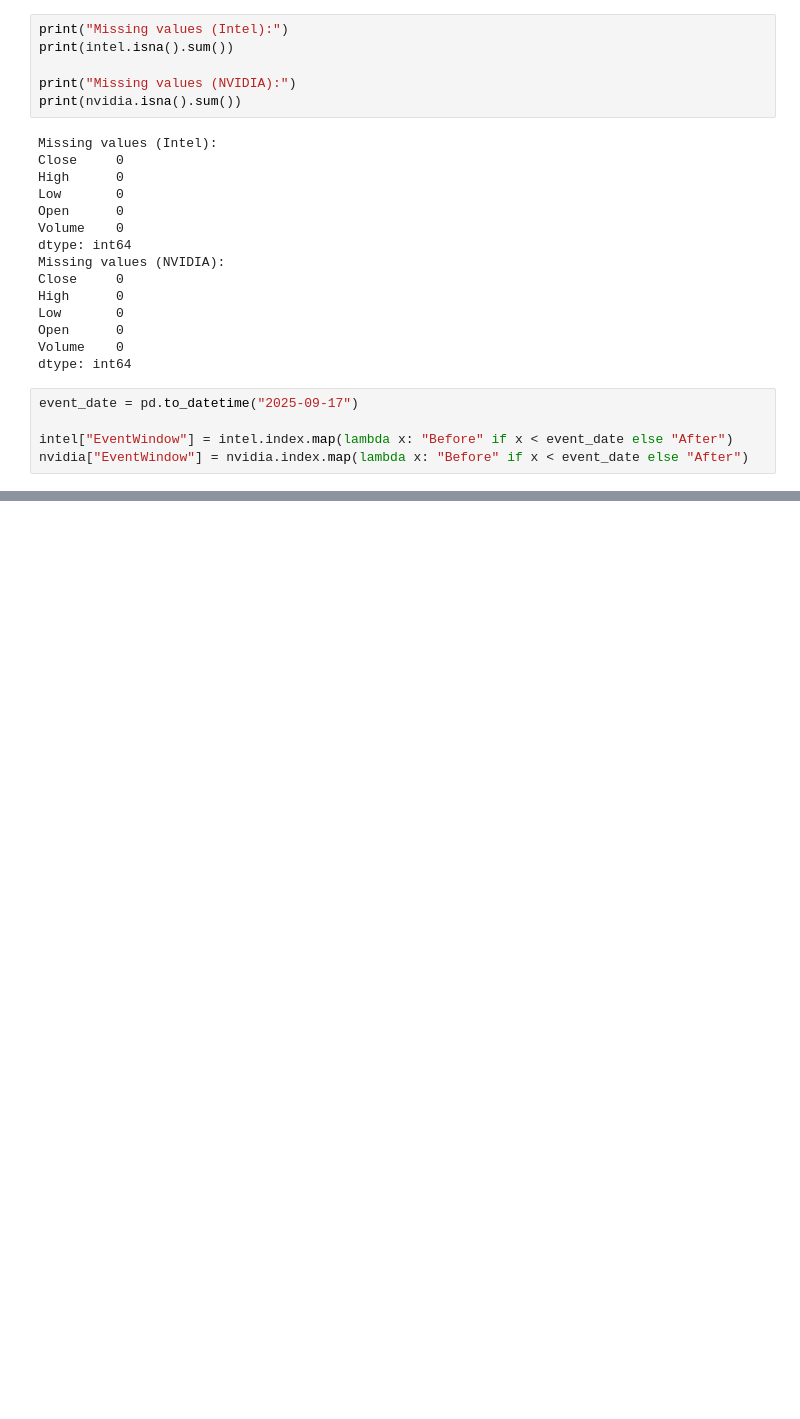
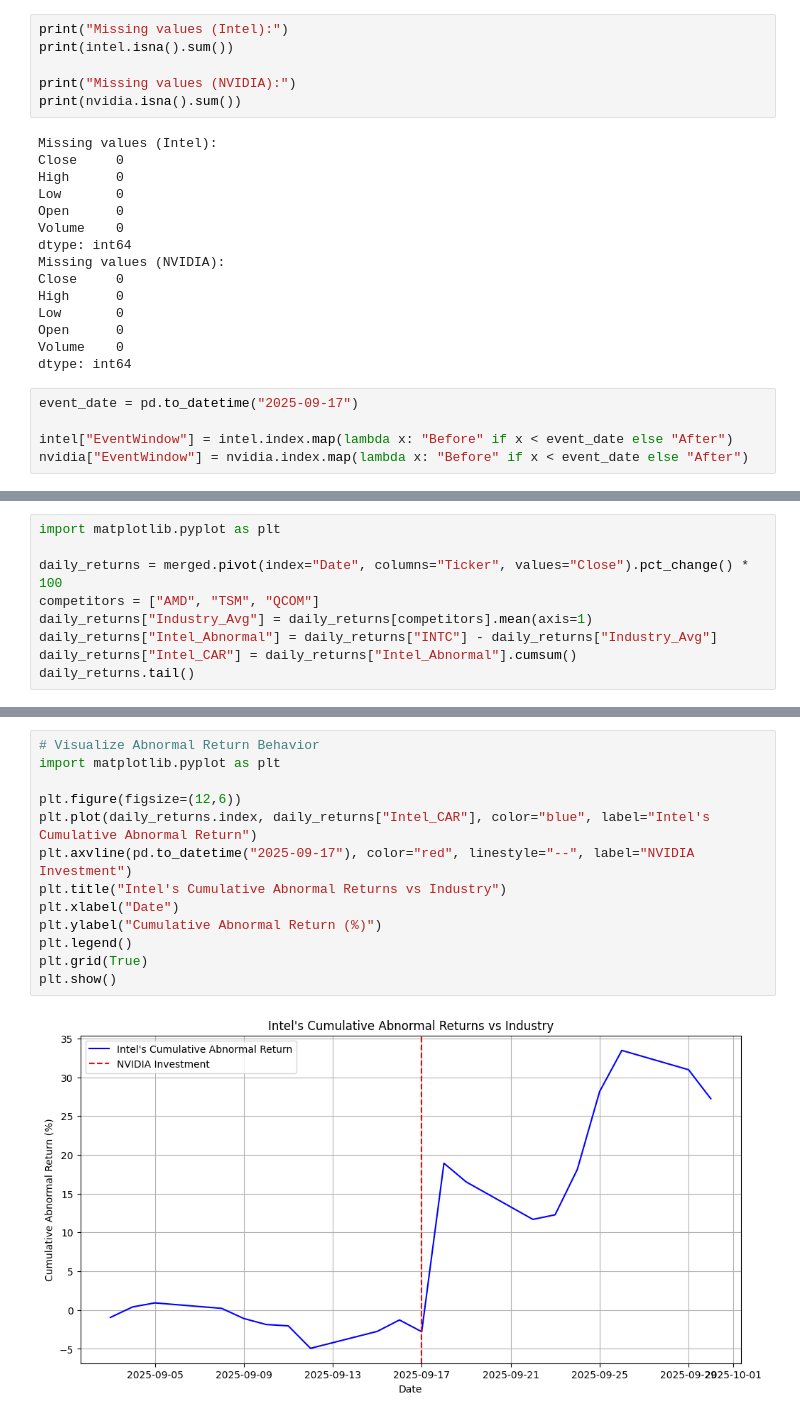
Before and after one commit to KrithikDhandapani/Nvidia-Intel-Analysis, a Jupyter notebook: notebooks/02_data_cleaning.ipynb, the cells around one changed output, grey strips where cells are left out. Cells and saved outputs as stored; diff of their text form; blank space fills up the shorter version.

```diff
--- a/notebooks/02_data_cleaning.ipynb
+++ b/notebooks/02_data_cleaning.ipynb
@@ -132,0 +371,9 @@ plt.show()
+# %%
+import matplotlib.pyplot as plt
+
+daily_returns = merged.pivot(index="Date", columns="Ticker", values="Close").pct_change() * 100
+competitors = ["AMD", "TSM", "QCOM"]
+daily_returns["Industry_Avg"] = daily_returns[competitors].mean(axis=1)
+daily_returns["Intel_Abnormal"] = daily_returns["INTC"] - daily_returns["Industry_Avg"]
+daily_returns["Intel_CAR"] = daily_returns["Intel_Abnormal"].cumsum()
+daily_returns.tail()
@@ -132,0 +388,15 @@ plt.show()
+# %%
+# Visualize Abnormal Return Behavior
+import matplotlib.pyplot as plt
+
+plt.figure(figsize=(12,6))
+plt.plot(daily_returns.index, daily_returns["Intel_CAR"], color="blue", label="Intel's Cumulative Abnormal Return")
+plt.axvline(pd.to_datetime("2025-09-17"), color="red", linestyle="--", label="NVIDIA Investment")
+plt.title("Intel's Cumulative Abnormal Returns vs Industry")
+plt.xlabel("Date")
+plt.ylabel("Cumulative Abnormal Return (%)")
+plt.legend()
+plt.grid(True)
+plt.show()
+# %% [output]
+[figure, added]
```
Also changed, not shown: parts of 11 cells of this notebook, 4 other files.
